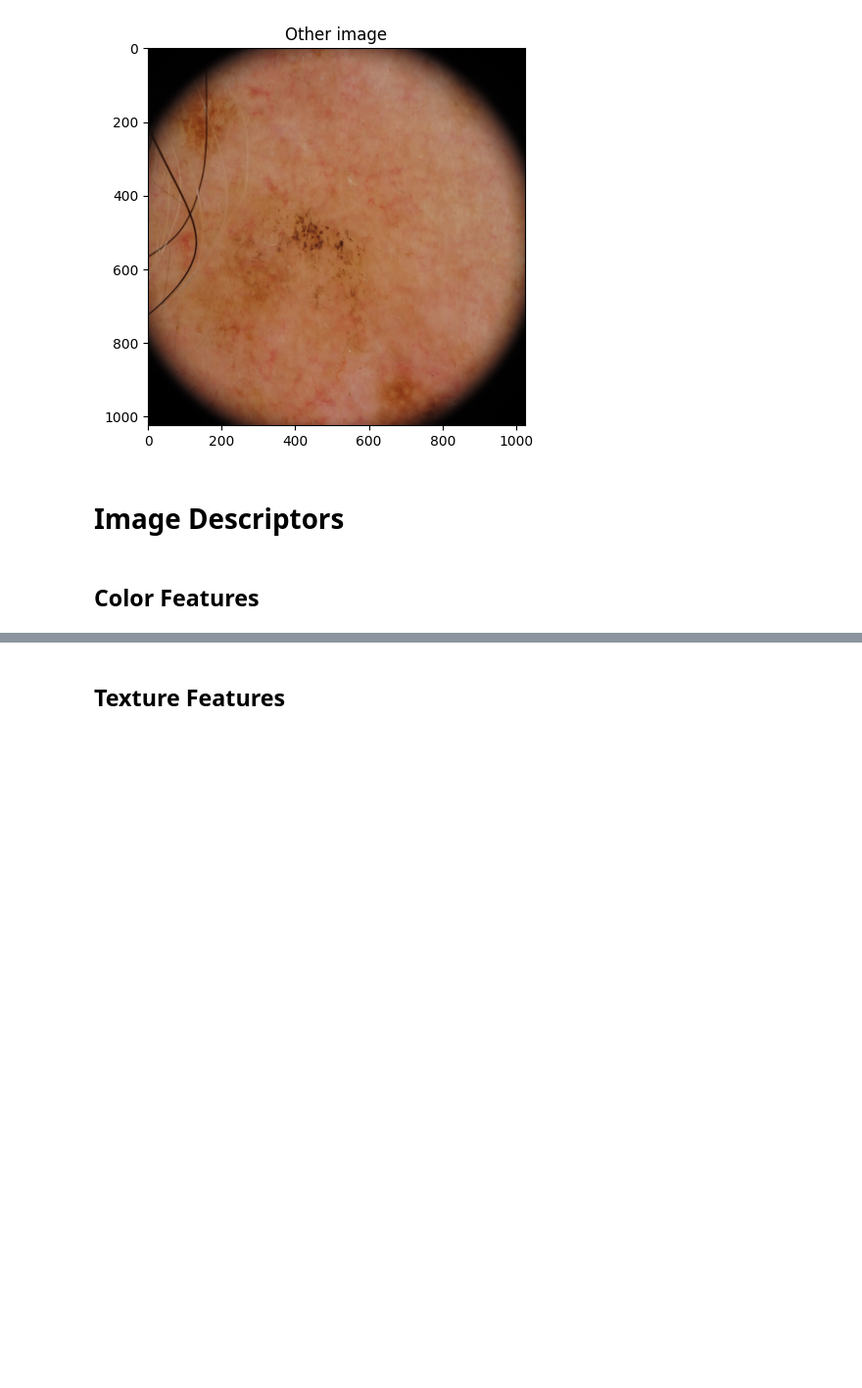
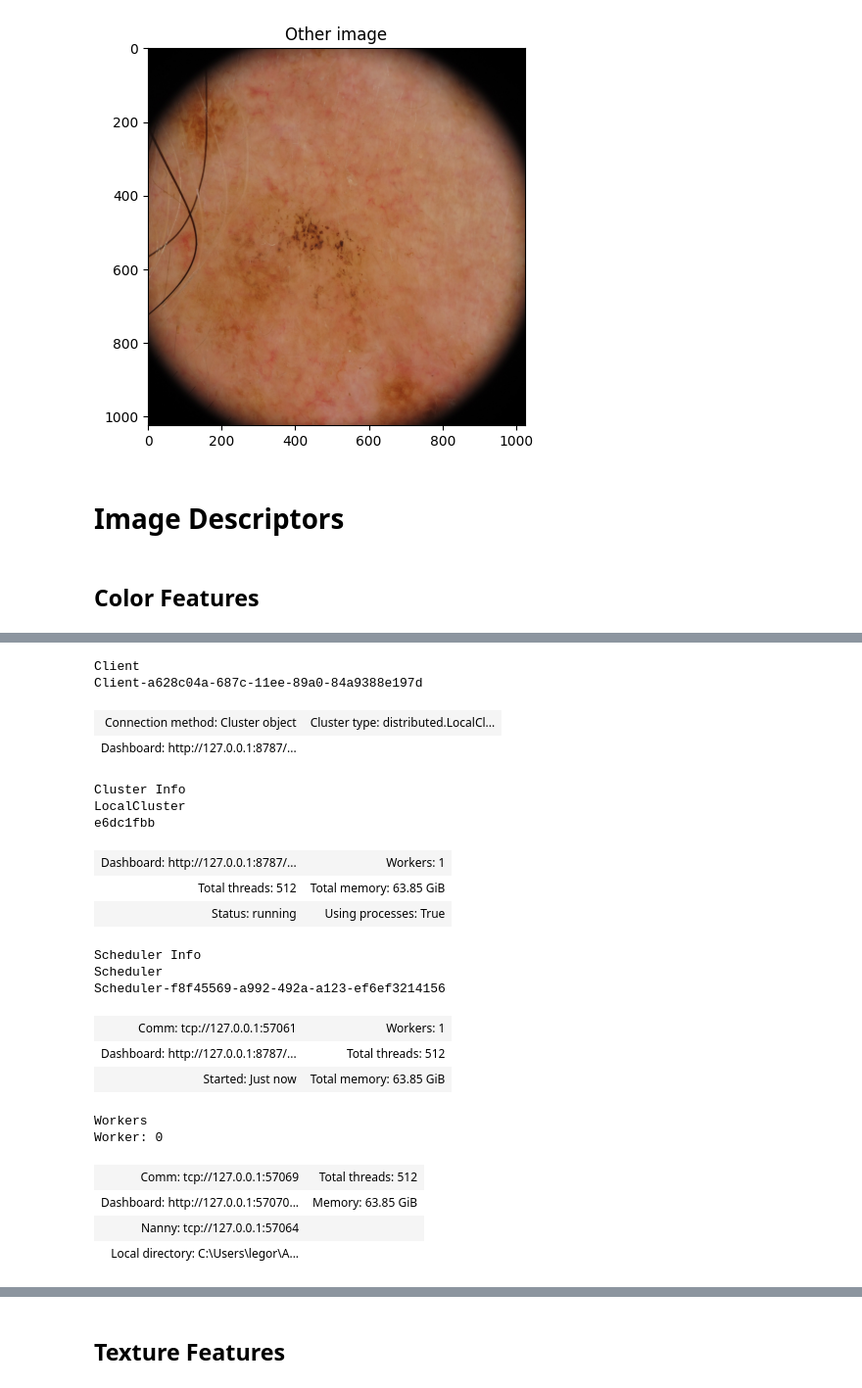
Before and after one commit to leonardopl/cad-project, a Jupyter notebook: challenge-1.ipynb, the cells around one changed output, grey strips where cells are left out. Shown at 98% size. Cells and saved outputs as stored; diff of their text form; code cells hidden in the pictures; blank space fills up the shorter version.

```diff
--- a/challenge-1.ipynb
+++ b/challenge-1.ipynb
@@ -147,0 +176,27 @@ for cs in color_spaces:
+# %%
+
+client = Client(n_workers=1, threads_per_worker=512)
+client
+# %% [output]
+Client
+Client-a628c04a-687c-11ee-89a0-84a9388e197d
+| Connection method: Cluster object | Cluster type: distributed.LocalCl... |
+| Dashboard: http://127.0.0.1:8787/... |  |
+Cluster Info
+LocalCluster
+e6dc1fbb
+| Dashboard: http://127.0.0.1:8787/... | Workers: 1 |
+| Total threads: 512 | Total memory: 63.85 GiB |
+| Status: running | Using processes: True |
+Scheduler Info
+Scheduler
+Scheduler-f8f45569-a992-492a-a123-ef6ef3214156
+| Comm: tcp://127.0.0.1:57061 | Workers: 1 |
+| Dashboard: http://127.0.0.1:8787/... | Total threads: 512 |
+| Started: Just now | Total memory: 63.85 GiB |
+Workers
+Worker: 0
+| Comm: tcp://127.0.0.1:57069 | Total threads: 512 |
+| Dashboard: http://127.0.0.1:57070... | Memory: 63.85 GiB |
+| Nanny: tcp://127.0.0.1:57064 |  |
+| Local directory: C:\Users\legor\A... |  |
```
Also changed, not shown: parts of 9 cells of this notebook.
